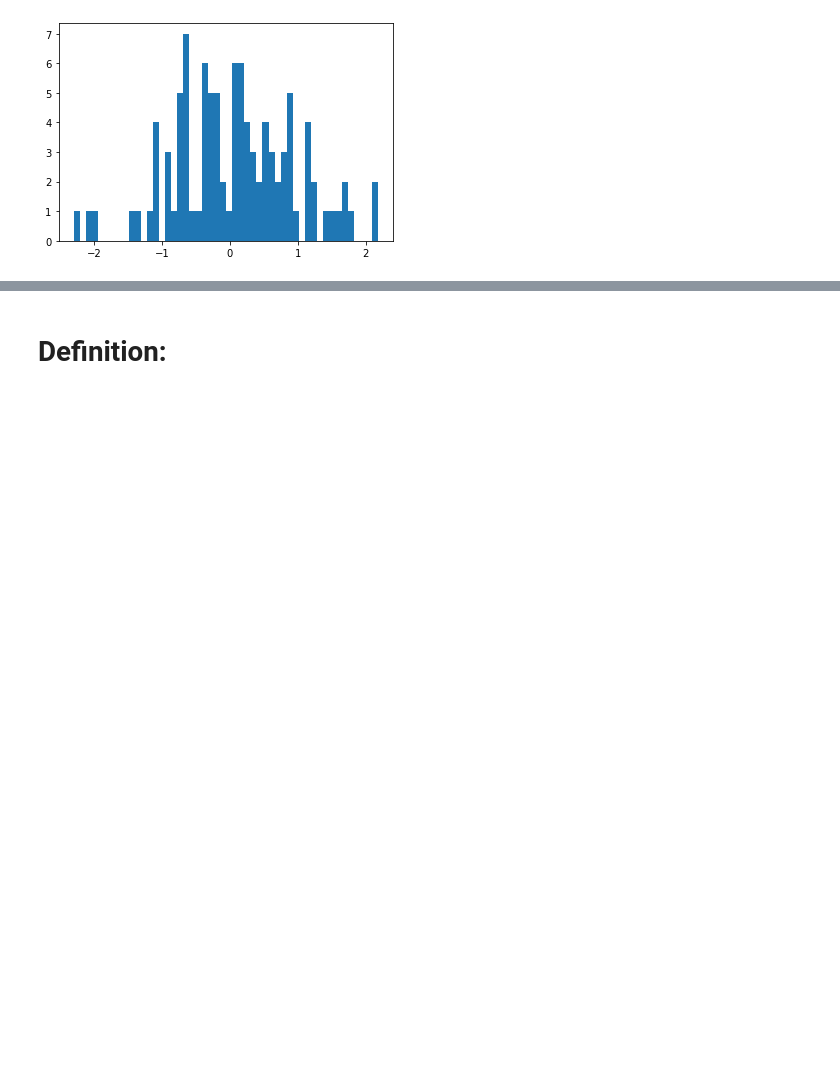
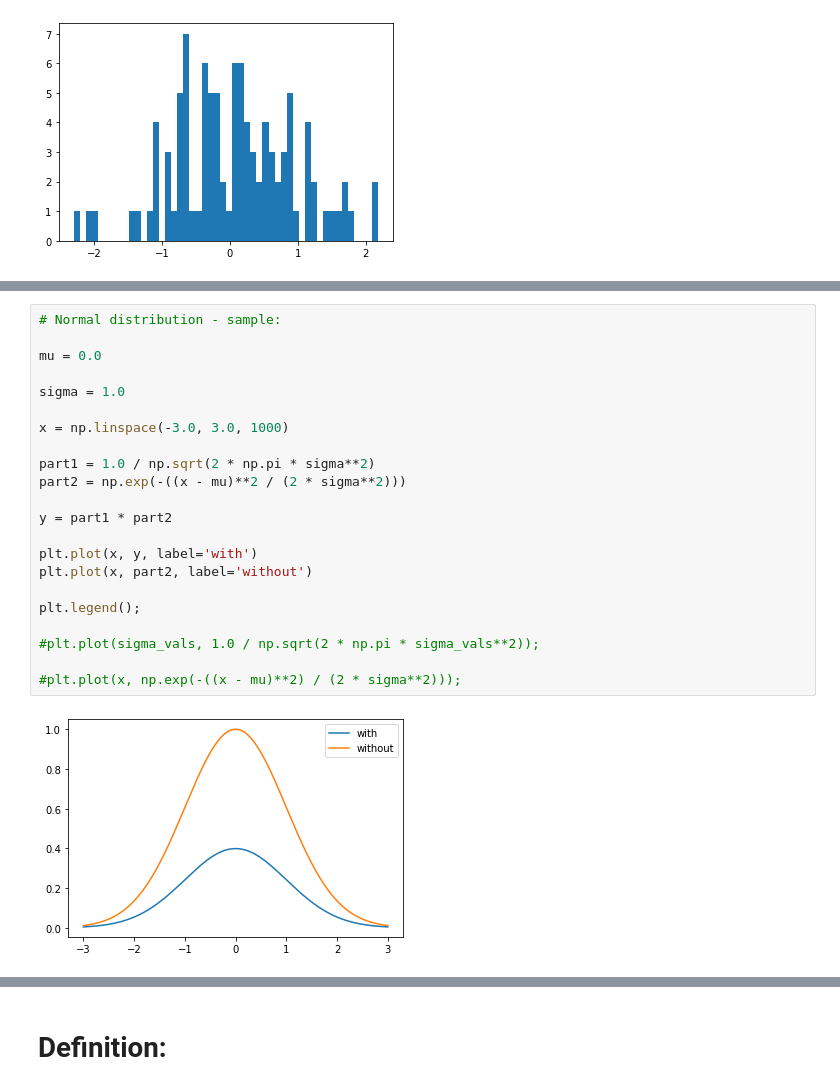
Before and after one commit to AndrewShanahan/fundata-assessment, a Jupyter notebook: Normal Distribution/Normal Distribution.ipynb, the cells around one changed output, grey strips where cells are left out. Saved outputs shown, nothing was run; the diff lists cells and outputs as text; blank space fills up the shorter version.

```diff
--- a/Normal Distribution/Normal Distribution.ipynb
+++ b/Normal Distribution/Normal Distribution.ipynb
@@ -46,0 +57,24 @@ plt.show()
+# %%
+# Normal distribution - sample:
+
+mu = 0.0
+
+sigma = 1.0
+
+x = np.linspace(-3.0, 3.0, 1000)
+
+part1 = 1.0 / np.sqrt(2 * np.pi * sigma**2)
+part2 = np.exp(-((x - mu)**2 / (2 * sigma**2)))
+
+y = part1 * part2
+
+plt.plot(x, y, label='with')
+plt.plot(x, part2, label='without')
+
+plt.legend();
+
+#plt.plot(sigma_vals, 1.0 / np.sqrt(2 * np.pi * sigma_vals**2));
+
+#plt.plot(x, np.exp(-((x - mu)**2) / (2 * sigma**2)));
+# %% [output]
+[figure, added]
```
Also changed, not shown: parts of 4 cells of this notebook.
